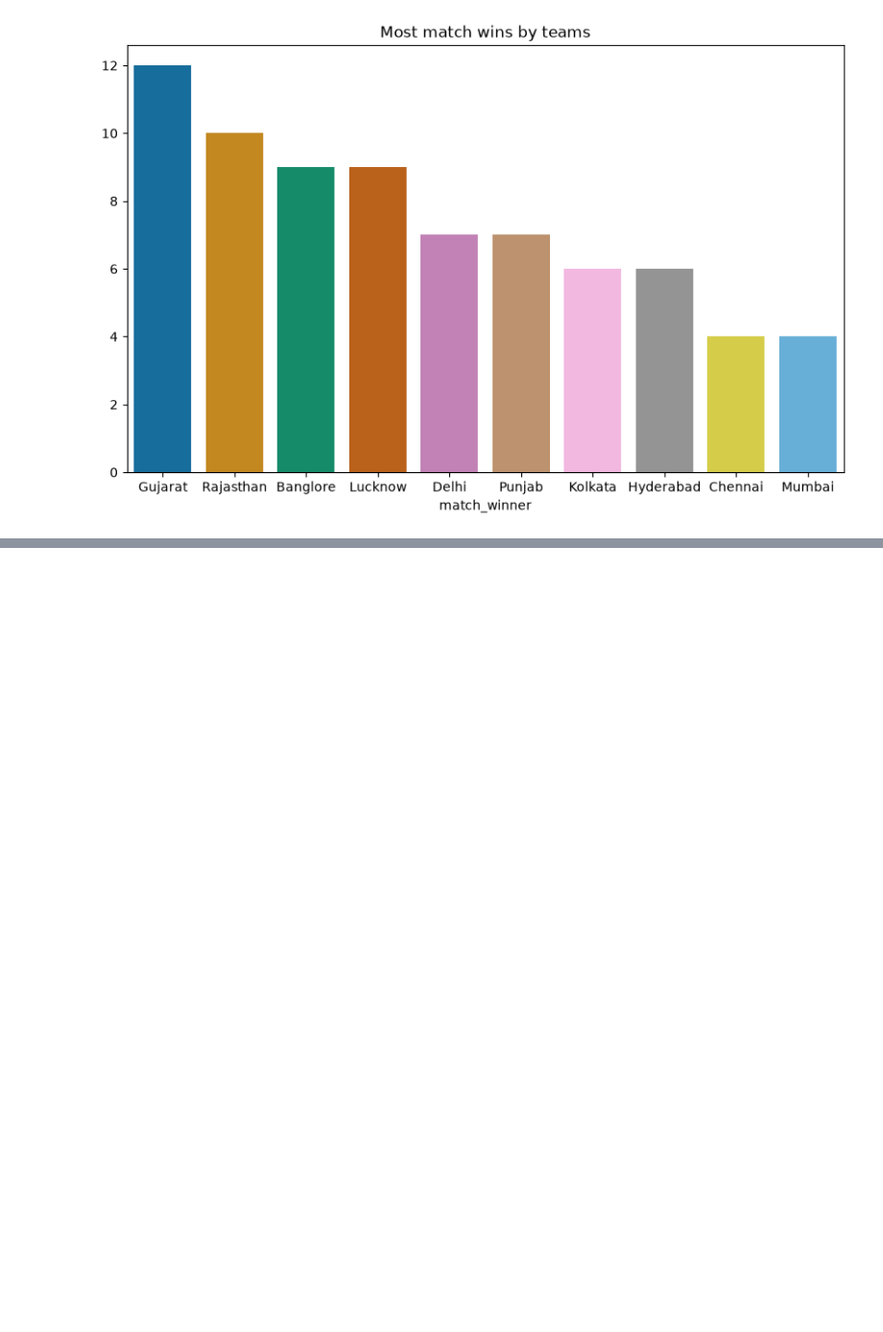
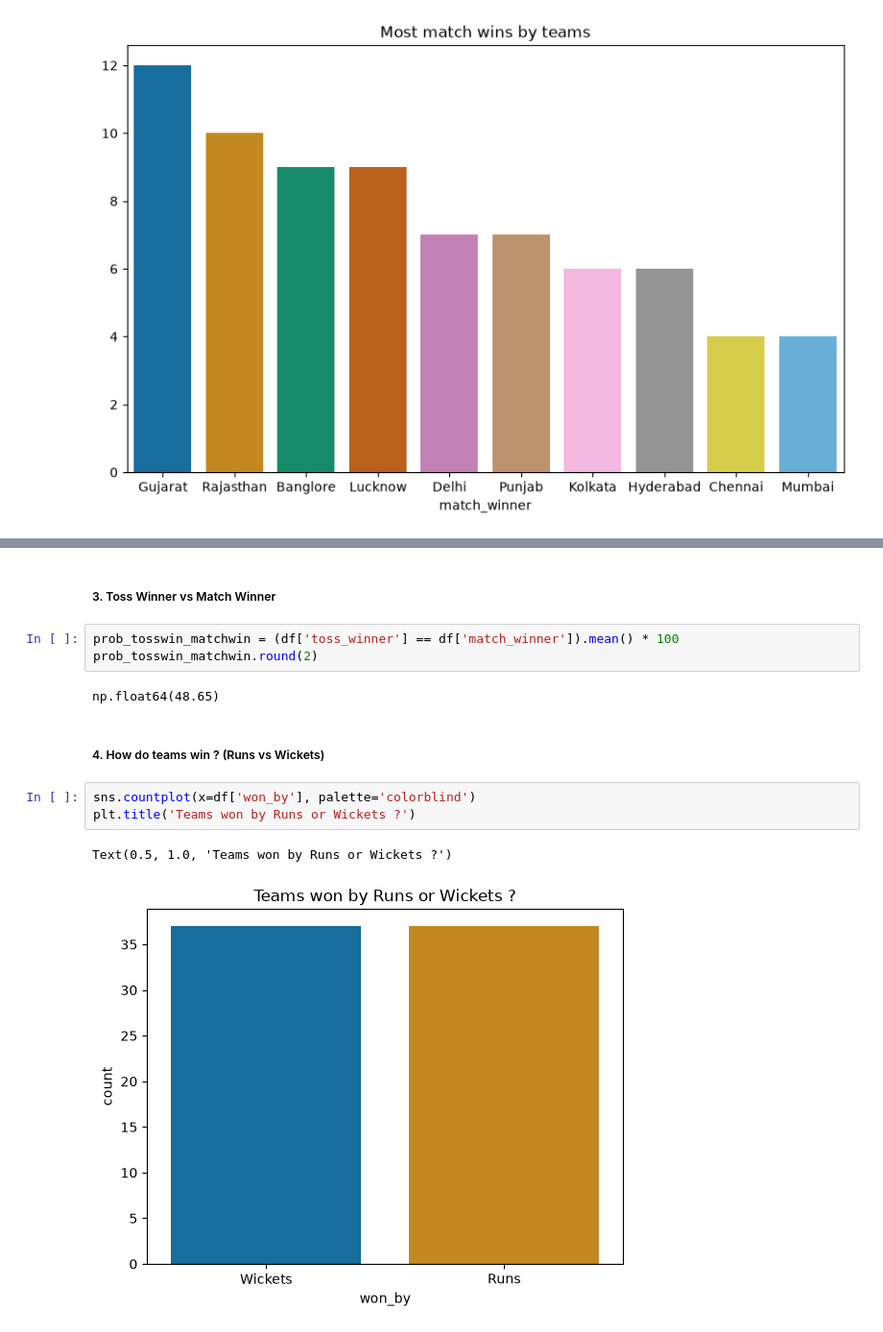
Before and after one commit to dhvanitsavani/Python-AI, a Jupyter notebook: Visualizations/ipl_capstone_project.ipynb, the cells around one changed output, grey strips where cells are left out. Shown at 96% size. Cells and saved outputs as stored; diff of their text form; blank space fills up the shorter version.

```diff
--- a/Visualizations/ipl_capstone_project.ipynb
+++ b/Visualizations/ipl_capstone_project.ipynb
@@ -134 +134,16 @@ sns.countplot(x=df['toss_decision'], palette='colorblind')
 [figure]
+# %% [markdown]
+##### 3. Toss Winner vs Match Winner
+# %%
+prob_tosswin_matchwin = (df['toss_winner'] == df['match_winner']).mean() * 100
+prob_tosswin_matchwin.round(2)
+# %% [output]
+np.float64(48.65)
+# %% [markdown]
+##### 4. How do teams win ? (Runs vs Wickets)
+# %%
+sns.countplot(x=df['won_by'], palette='colorblind')
+plt.title('Teams won by Runs or Wickets ?')
+# %% [output]
+Text(0.5, 1.0, 'Teams won by Runs or Wickets ?')
+[figure, added]
```
Also changed, not shown: parts of 11 cells of this notebook.
